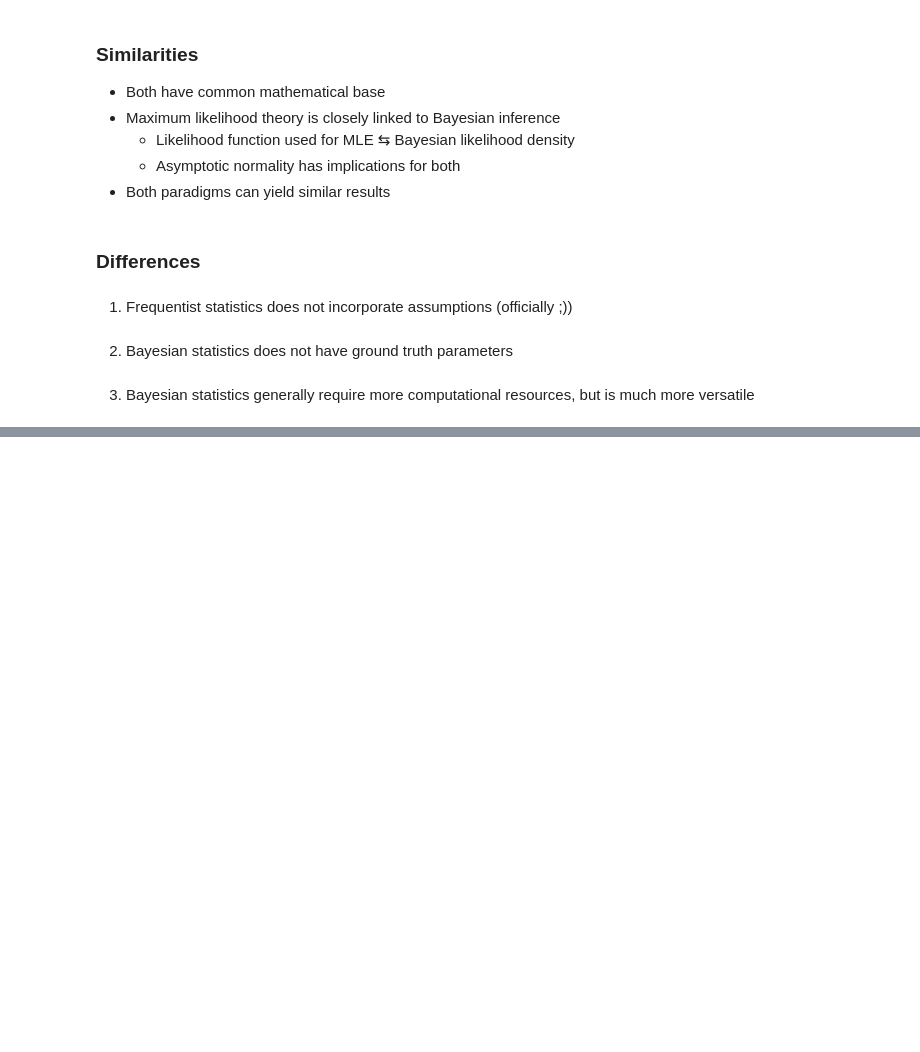
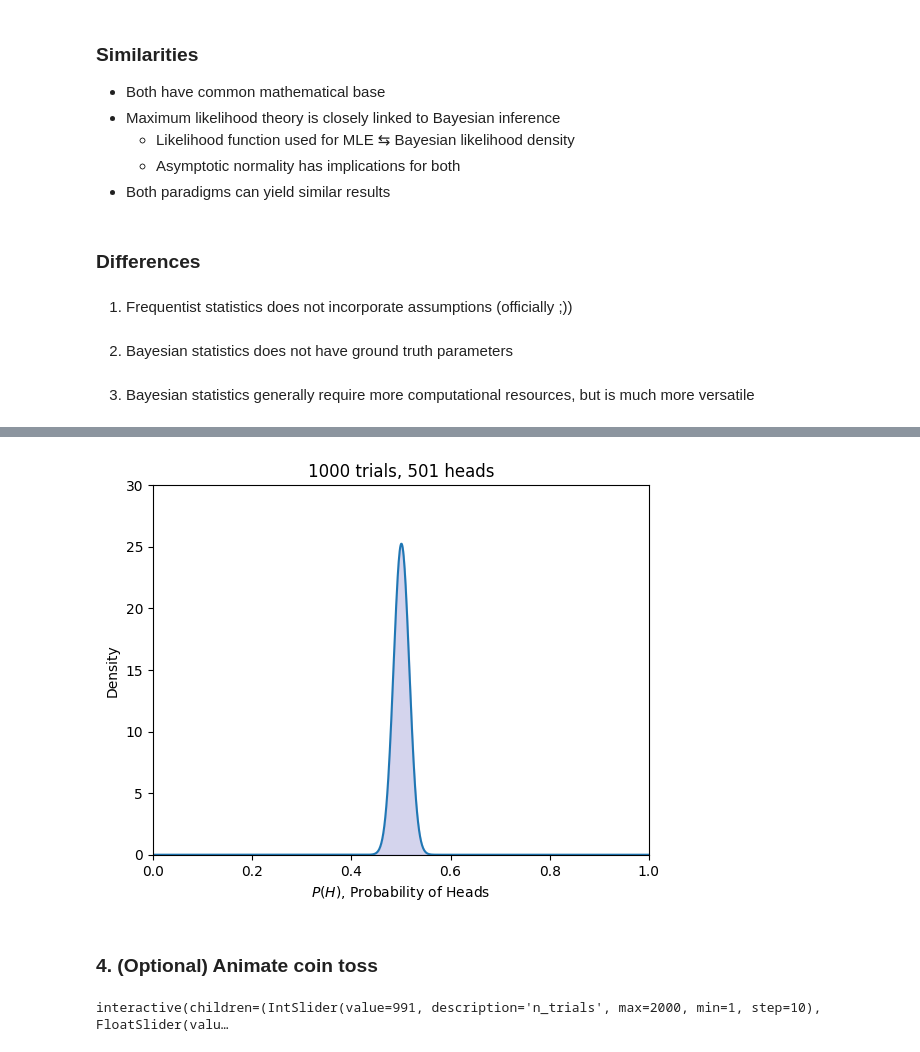
Before and after one commit to ANTS-ON/BayesianStats, a Jupyter notebook: script.ipynb, the cells around one changed output, grey strips where cells are left out. Drawn from its saved outputs; the diff is of its cells as text; code cells hidden in the pictures; blank space fills up the shorter version.

```diff
--- a/script.ipynb
+++ b/script.ipynb
@@ -107,0 +153,6 @@ mm("""graph LR; A(( )) --A--> B(Sun Exploded); A --1-A--> C(Sun Not Exploded); B
+# %%
+plot_coin_toss(1000, data)
+# %% [output]
+[figure, added]
+# %% [markdown]
+### 4. (Optional) Animate coin toss
@@ -107,0 +169,4 @@ mm("""graph LR; A(( )) --A--> B(Sun Exploded); A --1-A--> C(Sun Not Exploded); B
+# %%
+interact(interactive_plot, n_trials=(1,2000, 10), p=(0., 1., 0.05));
+# %% [output]
+interactive(children=(IntSlider(value=991, description='n_trials', max=2000, min=1, step=10), FloatSlider(valu…
```
Also changed, not shown: parts of 12 cells of this notebook.
